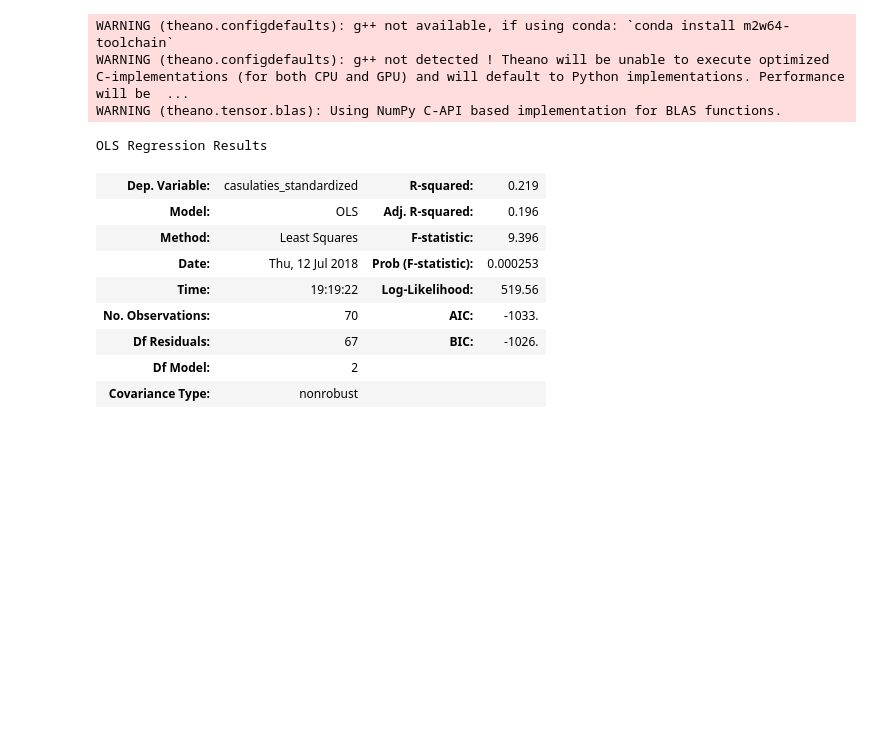
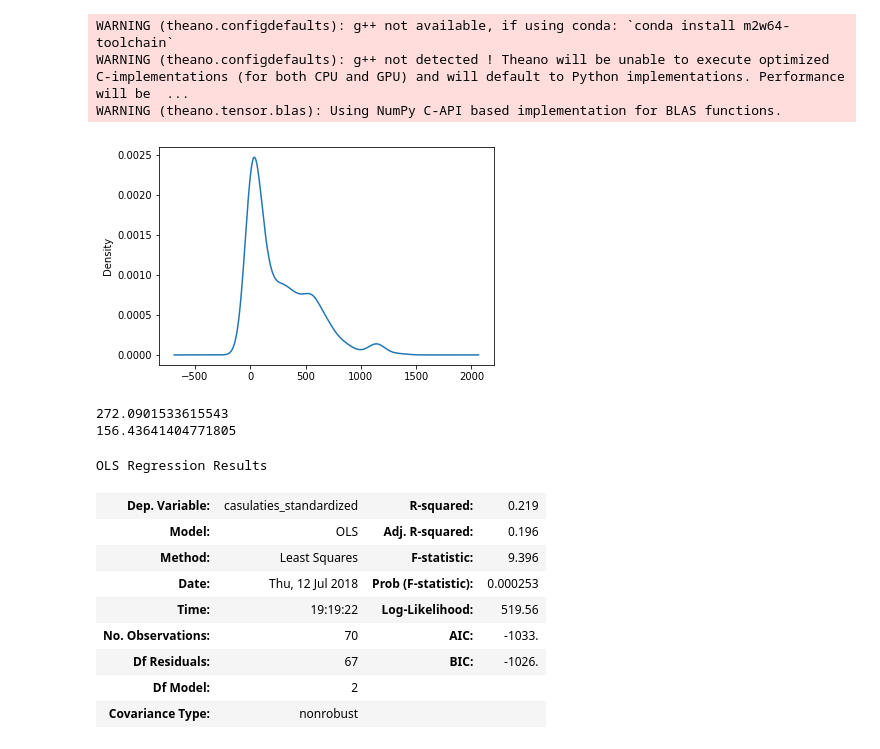
Before and after one commit to ytolochko/Diploma, a Jupyter notebook: Exploratory_geopds.ipynb, the cells around one changed output. Cells and saved outputs as stored; diff of their text form; code cells hidden in the pictures; blank space fills up the shorter version.

Commit message:
Graphs on distance to nearest event

```diff
--- a/Exploratory_geopds.ipynb
+++ b/Exploratory_geopds.ipynb
@@ -39,6 +39,40 @@ g_w_d = gpd.GeoDataFrame(worker_deaths, crs = {'init': 'epsg:4326'}, geometry =
 gconflict = gpd.sjoin(gconflict, provinces, how="inner")
 gaid = gpd.sjoin(gaid, provinces, how="inner")
 g_w_d = gpd.sjoin(g_w_d, provinces, how="inner")
+# %%
+def plot_distances(year):
+    min_dists = []
+    for aid_project in gaid[gaid['transactions_start_year'] == year]['geometry']:
+        min_dists.append(min(gconflict[gconflict['year'] == year + 1]['geometry'].distance(aid_project)))
+
+    min_dists = pd.Series(min_dists) * 110
+
+    #min_dists.plot.density()
+
+    #plt.show()
+    #print(min_dists.mean())
+    #print(min_dists.median())
+    return min_dists
+# %%
+distances = pd.Series()
+
+for year in range(2000, 2014):
+    try:
+        distances = distances.append(plot_distances(year))
+    except:
+        print(year)
+        continue
+
+#plt.show()
+# %%
+distances.plot.density()
+plt.show()
+print(distances.mean())
+print(distances.median())
+# %% [output]
+[figure, added]
+272.0901533615543
+156.43641404771805
 # %%
 # calculate the number of rows there column_name has more than one entry, separated by "|". We use this for donors and aid focus.
 def calc_multiples(df, column_name):
```
Also changed, not shown: parts of 5 cells of this notebook, 2 other files.
